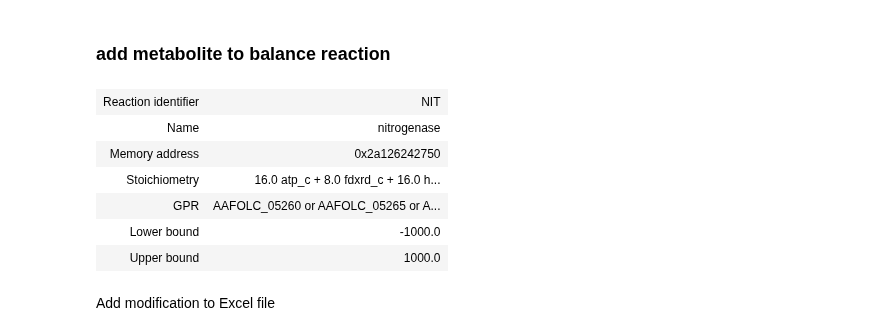
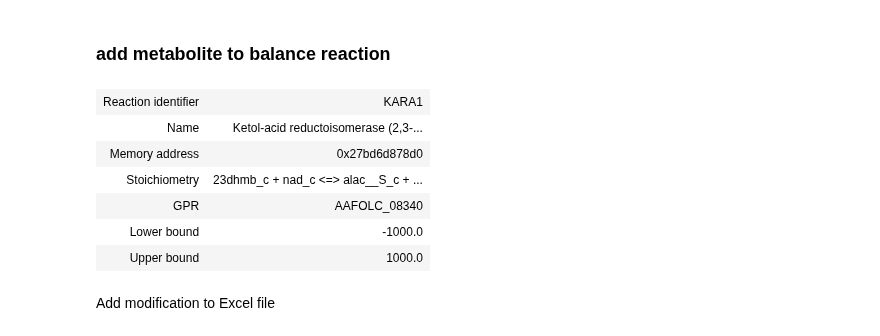
Before and after one commit to AzizBenA/iABA974_SoF1_GEM, a Jupyter notebook: Scripts/Model_manipulation.ipynb, the cells around one changed output. Drawn from its saved outputs; the diff is of its cells as text; code cells hidden in the pictures.

```diff
--- a/Scripts/Model_manipulation.ipynb
+++ b/Scripts/Model_manipulation.ipynb
@@ -49,5 +50,5 @@ reaction.bounds = -100.0, 0.0
 # %%
-reaction = model.reactions.get_by_id('EX_glcn_e')
+reaction = model.reactions.get_by_id('EX_glc__D_e')
 reaction.bounds = -0.0, 0.0
 reaction = model.reactions.get_by_id('EX_succ_e')
 reaction.bounds = -0.0, 0.0
@@ -84,0 +59,4 @@ Secretion
+# %%
+model.objective = "Growth"
+model.optimize()
+model.summary()
@@ -183,8 +196,5 @@ Metabolites and Stoichiometry:
 # %% [markdown]
 ### Check reaction flux
-# %%
-reaction = model.reactions.get_by_id('CYTHYD')
-reaction.bounds = -1000.0, 1000.0
 # %%
 objective_rxn ='Growth'
 flux = ju.check_reaction_flux(objective_rxn,model, 'NADTRHD')
@@ -328,6 +338,6 @@ else:
 # %% [markdown]
 ### Search gene
 # %%
-gene_id ='AAFOLC_18270'
+gene_id ='AAFOLC_21405'
 ju.print_gene_reaction_info(model, gene_id)
 # %% [output]
@@ -537,16 +548,16 @@ Associated Genes:
 # %% [markdown]
 ### add metabolite to balance reaction
 # %%
-reaction = model.reactions.get_by_id('CYTBDpp')
-metabolite_to_add = 'h_c'
-reaction.add_metabolites({metabolite_to_add: 1.0})
+reaction = model.reactions.get_by_id('KARA1')
+metabolite_to_add = 'nad_c'
+reaction.add_metabolites({metabolite_to_add: -1.0})
 reaction
 # %% [output]
-| Reaction identifier | NIT |
-| Name | nitrogenase |
-| Memory address | 0x2a126242750 |
-| Stoichiometry | 16.0 atp_c + 8.0 fdxrd_c + 16.0 h... |
-| GPR | AAFOLC_05260 or AAFOLC_05265 or A... |
+| Reaction identifier | KARA1 |
+| Name | Ketol-acid reductoisomerase (2,3-... |
+| Memory address | 0x27bd6d878d0 |
+| Stoichiometry | 23dhmb_c + nad_c <=> alac__S_c + ... |
+| GPR | AAFOLC_08340 |
 | Lower bound | -1000.0 |
 | Upper bound | 1000.0 |
 # %% [markdown]
```
Also changed, not shown: parts of 14 cells of this notebook, 4 other files.
